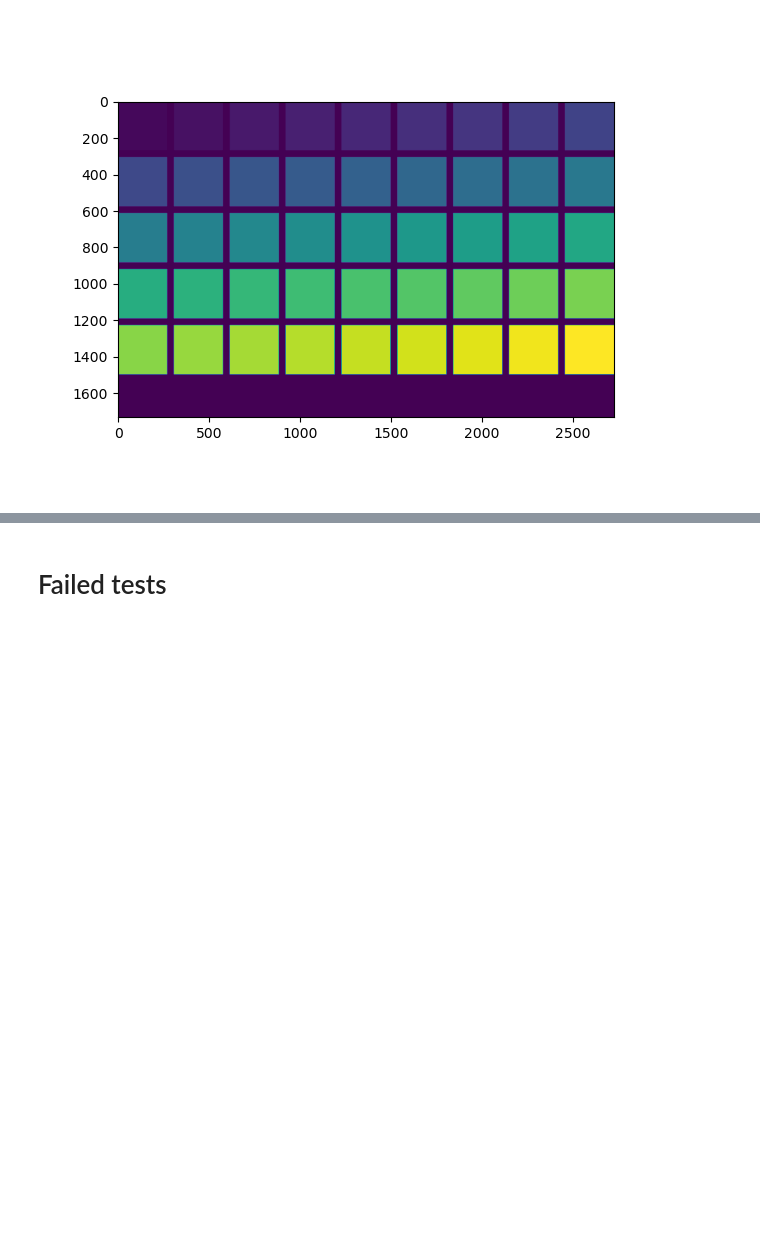
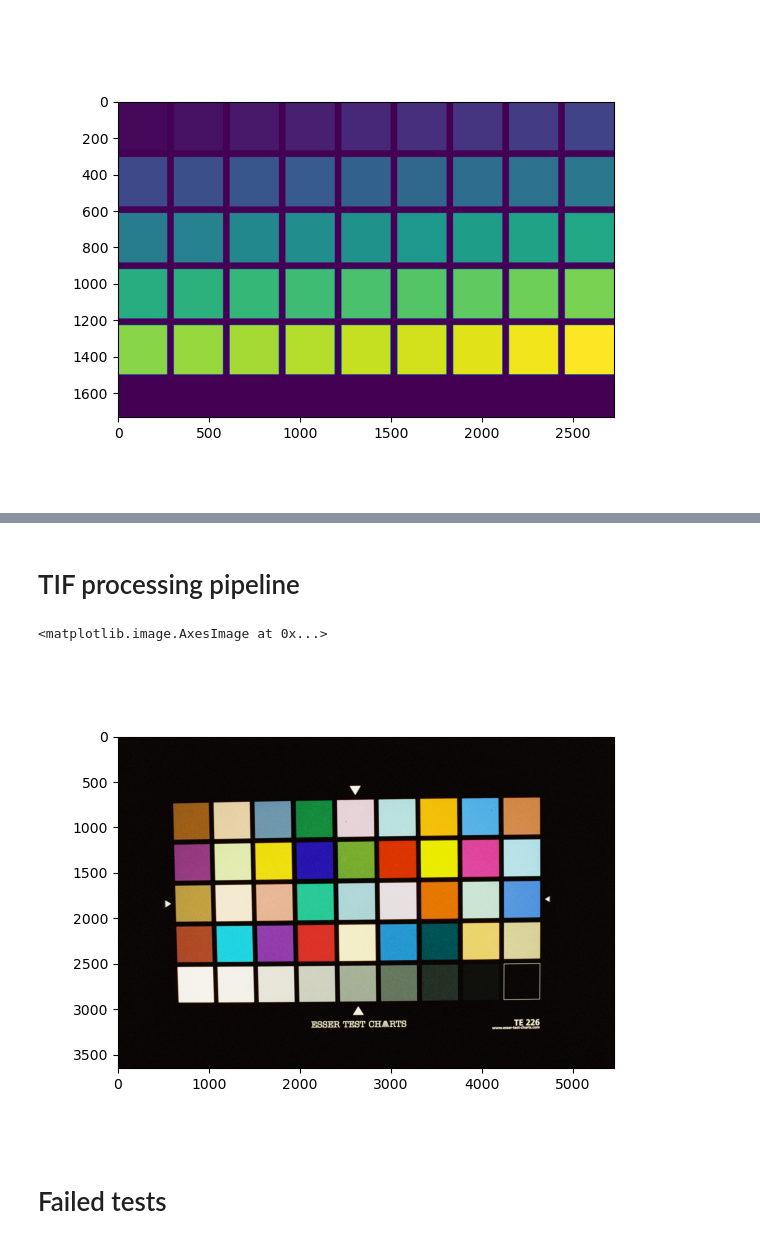
Before and after one commit to cs-413-cinestill/800t-emulation, a Jupyter notebook: color_transfer.ipynb, the cells around one changed output, grey strips where cells are left out. Saved outputs shown, nothing was run; the diff lists cells and outputs as text; code cells hidden in the pictures; blank space fills up the shorter version.

Commit message:
start tif processing pipeline

```diff
--- a/color_transfer.ipynb
+++ b/color_transfer.ipynb
@@ -241,3 +245,13 @@ plot_patches(extract_patches(level_corrected, new_CC), 9, white_level)
+# %% [markdown]
+# TIF processing pipeline
+# %%
+tif = Image.open("data/film/A002382raphael-R1-20-21.TIF")
+tif_array = np.array(tif)
+plt.figure()
+plt.imshow(tif_array)
+# %% [output]
+<matplotlib.image.AxesImage at 0x...>
+[figure, added]
 # %% [markdown]
 # Failed tests
 # %%
```
Also changed, not shown: parts of 3 cells of this notebook.
